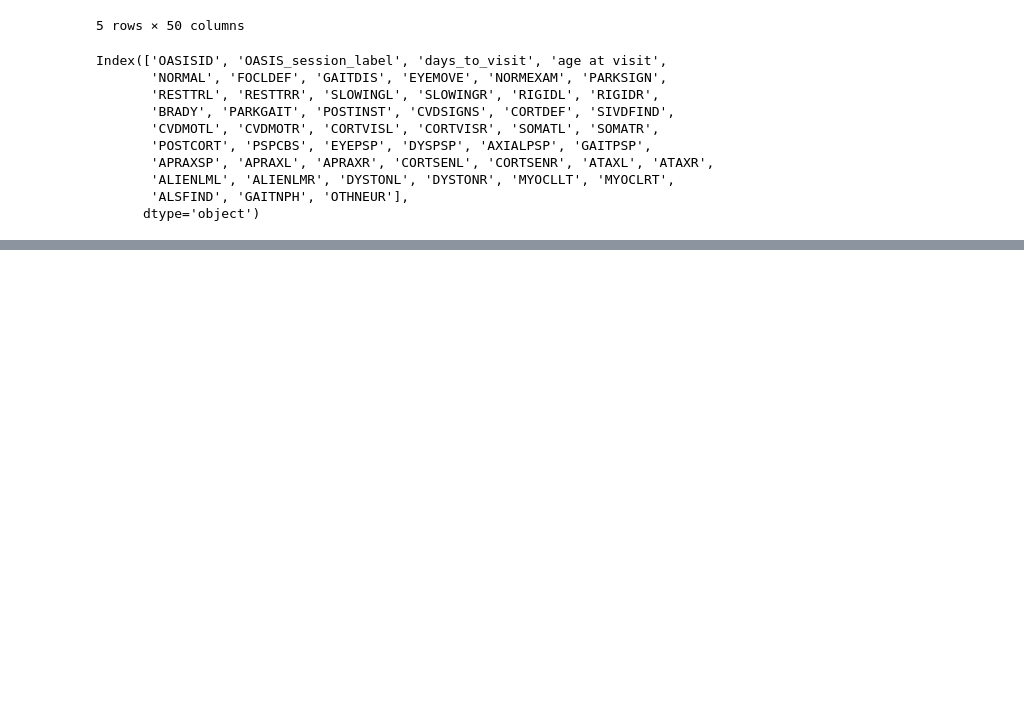
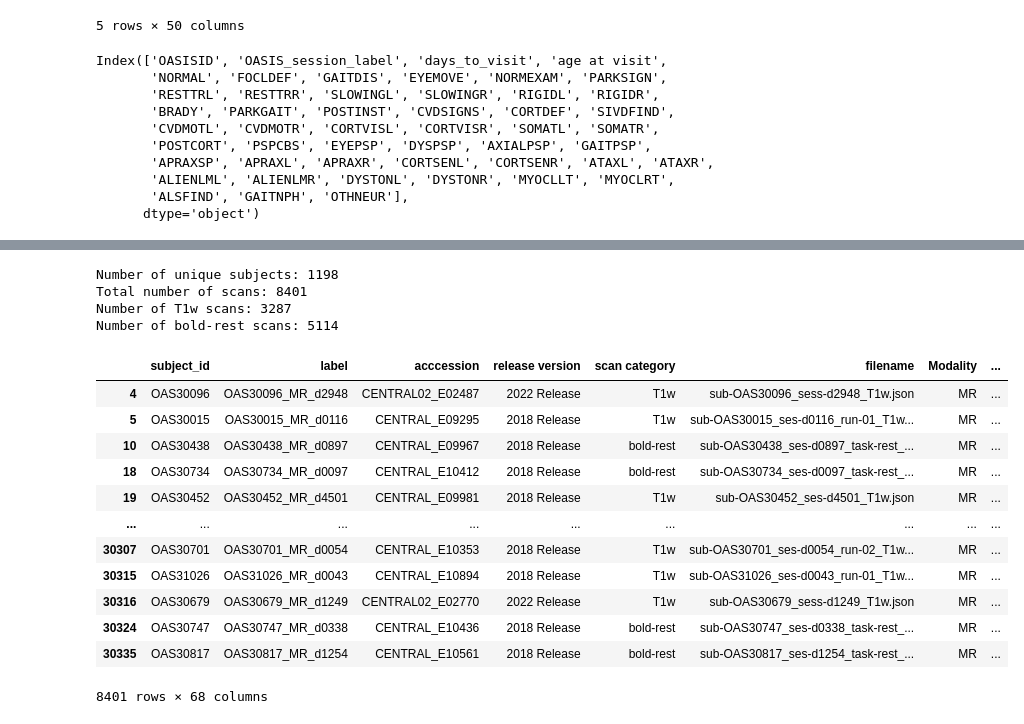
Before and after one commit to minyoungci/fMRI-, a Jupyter notebook: Prepreprocessing/clinical.ipynb, the cells around one changed output, grey strips where cells are left out. Saved outputs shown, nothing was run; the diff lists cells and outputs as text; code cells hidden in the pictures; blank space fills up the shorter version.

```diff
--- a/Prepreprocessing/clinical.ipynb
+++ b/Prepreprocessing/clinical.ipynb
@@ -333,0 +247,36 @@ Skipping dataset:          ADRC_ADRCCLINICALDATA ID   Subject  Date  Age  mmse
+# %%
+import pandas as pd
+
+T1w_subjects = set(OASIS3T[OASIS3T['scan category'] == 'T1w']['subject_id'])
+bold_subjects = set(OASIS3T[OASIS3T['scan category'] == 'bold-rest']['subject_id'])
+valid_subjects = T1w_subjects.intersection(bold_subjects)
+
+OASIS3T_filtered = OASIS3T[
+    (OASIS3T['subject_id'].isin(valid_subjects)) &
+    (OASIS3T['scan category'].isin(['T1w', 'bold-rest']))
+]
+
+print("Number of unique subjects:", OASIS3T_filtered['subject_id'].nunique())
+print("Total number of scans:", len(OASIS3T_filtered))
+print("Number of T1w scans:", len(OASIS3T_filtered[OASIS3T_filtered['scan category'] == 'T1w']))
+print("Number of bold-rest scans:", len(OASIS3T_filtered[OASIS3T_filtered['scan category'] == 'bold-rest']))
+
+OASIS3T_filtered
+# %% [output]
+Number of unique subjects: 1198
+Total number of scans: 8401
+Number of T1w scans: 3287
+Number of bold-rest scans: 5114
+|  | subject_id | label | acccession | release version | scan category | filename | Modality | ... |
+| 4 | OAS30096 | OAS30096_MR_d2948 | CENTRAL02_E02487 | 2022 Release | T1w | sub-OAS30096_sess-d2948_T1w.json | MR | ... |
+| 5 | OAS30015 | OAS30015_MR_d0116 | CENTRAL_E09295 | 2018 Release | T1w | sub-OAS30015_ses-d0116_run-01_T1w... | MR | ... |
+| 10 | OAS30438 | OAS30438_MR_d0897 | CENTRAL_E09967 | 2018 Release | bold-rest | sub-OAS30438_ses-d0897_task-rest_... | MR | ... |
+| 18 | OAS30734 | OAS30734_MR_d0097 | CENTRAL_E10412 | 2018 Release | bold-rest | sub-OAS30734_ses-d0097_task-rest_... | MR | ... |
+| 19 | OAS30452 | OAS30452_MR_d4501 | CENTRAL_E09981 | 2018 Release | T1w | sub-OAS30452_ses-d4501_T1w.json | MR | ... |
+| ... | ... | ... | ... | ... | ... | ... | ... | ... |
+| 30307 | OAS30701 | OAS30701_MR_d0054 | CENTRAL_E10353 | 2018 Release | T1w | sub-OAS30701_ses-d0054_run-02_T1w... | MR | ... |
+| 30315 | OAS31026 | OAS31026_MR_d0043 | CENTRAL_E10894 | 2018 Release | T1w | sub-OAS31026_ses-d0043_run-01_T1w... | MR | ... |
+| 30316 | OAS30679 | OAS30679_MR_d1249 | CENTRAL02_E02770 | 2022 Release | T1w | sub-OAS30679_sess-d1249_T1w.json | MR | ... |
+| 30324 | OAS30747 | OAS30747_MR_d0338 | CENTRAL_E10436 | 2018 Release | bold-rest | sub-OAS30747_ses-d0338_task-rest_... | MR | ... |
+| 30335 | OAS30817 | OAS30817_MR_d1254 | CENTRAL_E10561 | 2018 Release | bold-rest | sub-OAS30817_ses-d1254_task-rest_... | MR | ... |
+8401 rows × 68 columns
```
Also changed, not shown: parts of 7 cells of this notebook.
